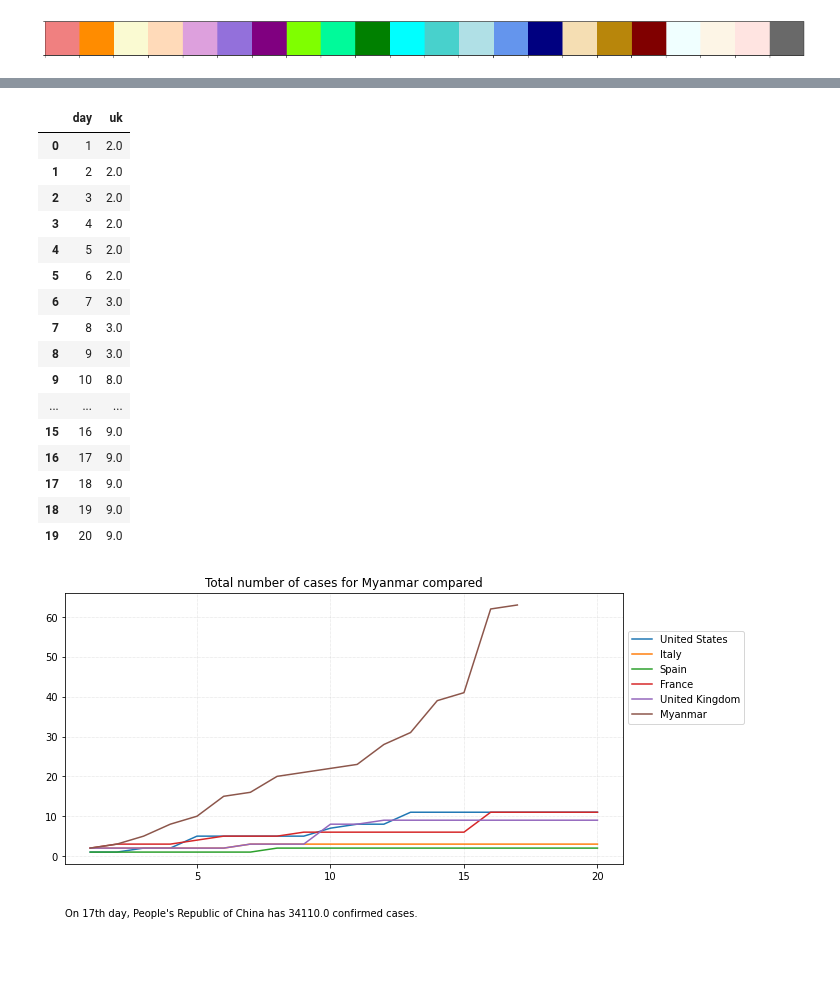
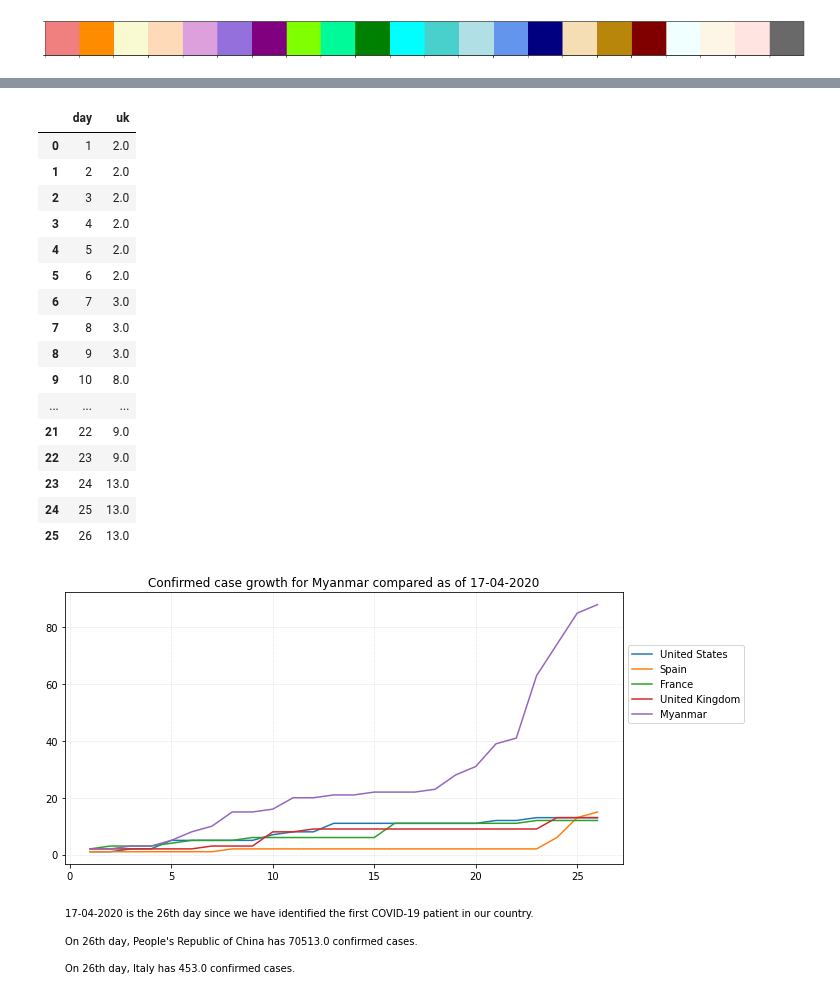
Before and after one commit to finerbrighterlighter/myanmar_covid19, a Jupyter notebook: myanmar_compared.ipynb, the cells around one changed output, grey strips where cells are left out. Saved outputs shown, nothing was run; the diff lists cells and outputs as text; code cells hidden in the pictures; blank space fills up the shorter version.

```diff
--- a/myanmar_compared.ipynb
+++ b/myanmar_compared.ipynb
@@ -86,8 +84,5 @@ df
 myanmar = "https://raw.githubusercontent.com/finerbrighterlighter/myanmar_covid19/master/mohs_announcement.csv"
 df_myanmar = pd.read_csv(myanmar,header= 0)
 df_myanmar["ann_date"] = pd.to_datetime(df_myanmar["ann_date"].values, dayfirst=True)
-df_myanmar = df_myanmar.groupby(["ann_date"]).size().to_frame("myanmar").reset_index(drop=True)
-df_myanmar["myanmar"]=df_myanmar["myanmar"].cumsum()
-df_myanmar.insert(loc=0, column="day", value=np.arange(1,len(df_myanmar)+1))
 df_myanmar
 # %% [output]
@@ -111,0 +102,15 @@ df_myanmar
+# %%
+days_mm = pd.DataFrame(columns=["days","date"])
+days_mm["days"] = np.arange(len(pd.date_range(start=df_myanmar.ann_date.min(), end=df_myanmar.ann_date.max())))
+days_mm.loc[0,"date"]=df_myanmar.ann_date.min()
+for i in range(1,len(days_mm)):
+    days_mm.loc[i,"date"] = days_mm.loc[i-1,"date"] + pd.Timedelta(days=1)
+    i=i+1
+days_mm["date"] = pd.to_datetime(days_mm["date"])
+days_mm=days_mm.merge(df_myanmar.groupby(["ann_date"]).size().to_frame("myanmar"),left_on="date",right_on="ann_date",indicator=False,how='left')
+days_mm["myanmar"].fillna(0, inplace=True)
+days_mm["date"] = pd.to_datetime(days_mm["date"])
+days_mm["myanmar"]=days_mm["myanmar"].astype(int)
+days_mm["myanmar"]=days_mm["myanmar"].cumsum().astype(int)
+days_mm["days"]=days_mm["days"]+1
+days_mm
@@ -114,7 +137,7 @@ df_myanmar
 # change this to the day you want + 1
 # for future
 
-days = list(range(1, 21))
+days = list(range(1, len(days_mm)+1))
 days = pd.DataFrame(days, columns=["day"])
 days
 # %% [output]
@@ -272,42 +295,47 @@ days_uk
 | 8 | 9 | 3.0 |
 | 9 | 10 | 8.0 |
 | ... | ... | ... |
-| 15 | 16 | 9.0 |
-| 16 | 17 | 9.0 |
-| 17 | 18 | 9.0 |
-| 18 | 19 | 9.0 |
-| 19 | 20 | 9.0 |
+| 21 | 22 | 9.0 |
+| 22 | 23 | 9.0 |
+| 23 | 24 | 13.0 |
+| 24 | 25 | 13.0 |
+| 25 | 26 | 13.0 |
 # %%
 # plot
 
 fig, ax = plt.subplots(figsize=(10,5))
 ax.grid(linestyle=':', linewidth='0.5', color='silver')
 ax.set_axisbelow(True)
 sns.color_palette(color_plan)
 
-plt.gca().xaxis.set_major_locator(mticker.MultipleLocator(5))
-plt.gca().yaxis.set_major_locator(mticker.MultipleLocator(10))
+#plt.gca().xaxis.set_major_locator(mticker.MultipleLocator(5))
+#plt.gca().yaxis.set_major_locator(mticker.MultipleLocator(10))
 
 #china = plt.plot(days, days_ch["China"], color="cornflowerblue")
 us = plt.plot(days, days_us["US"])
-italy = plt.plot(days, days_ita["italy"])
+#italy = plt.plot(days, days_ita["italy"])
 spain = plt.plot(days, days_es["spain"])
 france = plt.plot(days, days_fr["france"])
 uk = plt.plot(days, days_uk["uk"])
-myanmar = plt.plot(df_myanmar["day"], df_myanmar["myanmar"])
+myanmar = plt.plot(days_mm["days"], days_mm["myanmar"])
 
 
-plt.title("Total number of cases for Myanmar compared")
-plt.legend((us[0],italy[0],spain[0],france[0],uk[0],myanmar[0]), ("United States", "Italy", "Spain", "France", "United Kingdom", "Myanmar"),loc="lower left", bbox_to_anchor=(1, 0.5))
-plt.text(0, -0.2,"On "+str(len(df_myanmar))+"th day, People's Republic of China has "+ str(days_ch.loc[len(df_myanmar)-1,"China"])+" confirmed cases.", horizontalalignment="left", verticalalignment="bottom", transform=ax.transAxes)
+plt.title("Confirmed case growth for Myanmar compared as of "+str(pd.to_datetime("today").tz_localize("UTC").tz_convert("Asia/Yangon").strftime("%d-%m-%Y")))
+plt.legend((us[0],spain[0],france[0],uk[0],myanmar[0]), ("United States", "Spain", "France", "United Kingdom", "Myanmar"),loc="lower left", bbox_to_anchor=(1, 0.5))
+#plt.legend((us[0],italy[0],spain[0],france[0],uk[0],myanmar[0]), ("United States", "Italy", "Spain", "France", "United Kingdom", "Myanmar"),loc="lower left", bbox_to_anchor=(1, 0.5))
+#plt.legend((china[0],us[0],italy[0],spain[0],france[0],uk[0],myanmar[0]), ("P.R.China","United States", "Italy", "Spain", "France", "United Kingdom", "Myanmar"),loc="lower left", bbox_to_anchor=(1, 0.5))
+plt.text(0, -0.2,str(pd.to_datetime("today").tz_localize("UTC").tz_convert("Asia/Yangon").strftime("%d-%m-%Y"))+" is the "+str(len(days_mm))+"th day since we have identified the first COVID-19 patient in our country.", horizontalalignment="left", verticalalignment="bottom", transform=ax.transAxes)
+plt.text(0, -0.3,"On "+str(len(days_mm))+"th day, People's Republic of China has "+ str(days_ch.loc[len(days_mm)-1,"China"])+" confirmed cases.", horizontalalignment="left", verticalalignment="bottom", transform=ax.transAxes)
+plt.text(0, -0.4,"On "+str(len(days_mm))+"th day, Italy has "+ str(days_ita.loc[len(days_mm)-1,"italy"])+" confirmed cases.", horizontalalignment="left", verticalalignment="bottom", transform=ax.transAxes)
 
 
 
-cases = str(len(df_myanmar))+" days comparison.svg"
+
+cases = str(pd.to_datetime("today").tz_localize("UTC").tz_convert("Asia/Yangon").strftime("%d-%m-%Y"))+"_comparison.svg"
 plt.savefig(cases, bbox_inches = "tight")
 plt.show()
 files.download(cases)
 # %% [output]
-[figure, old version]
+[figure, new version]
 # %%
 reset
```
Also changed, not shown: parts of 13 cells of this notebook.
